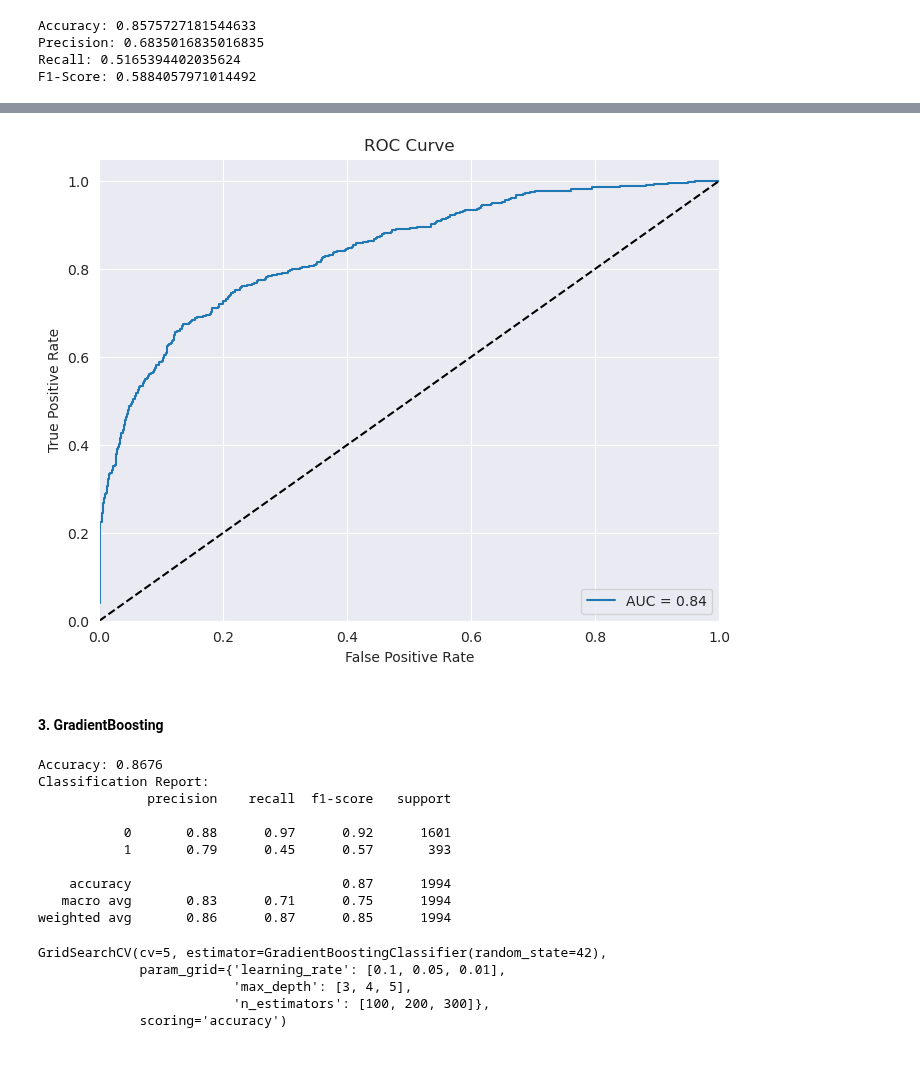
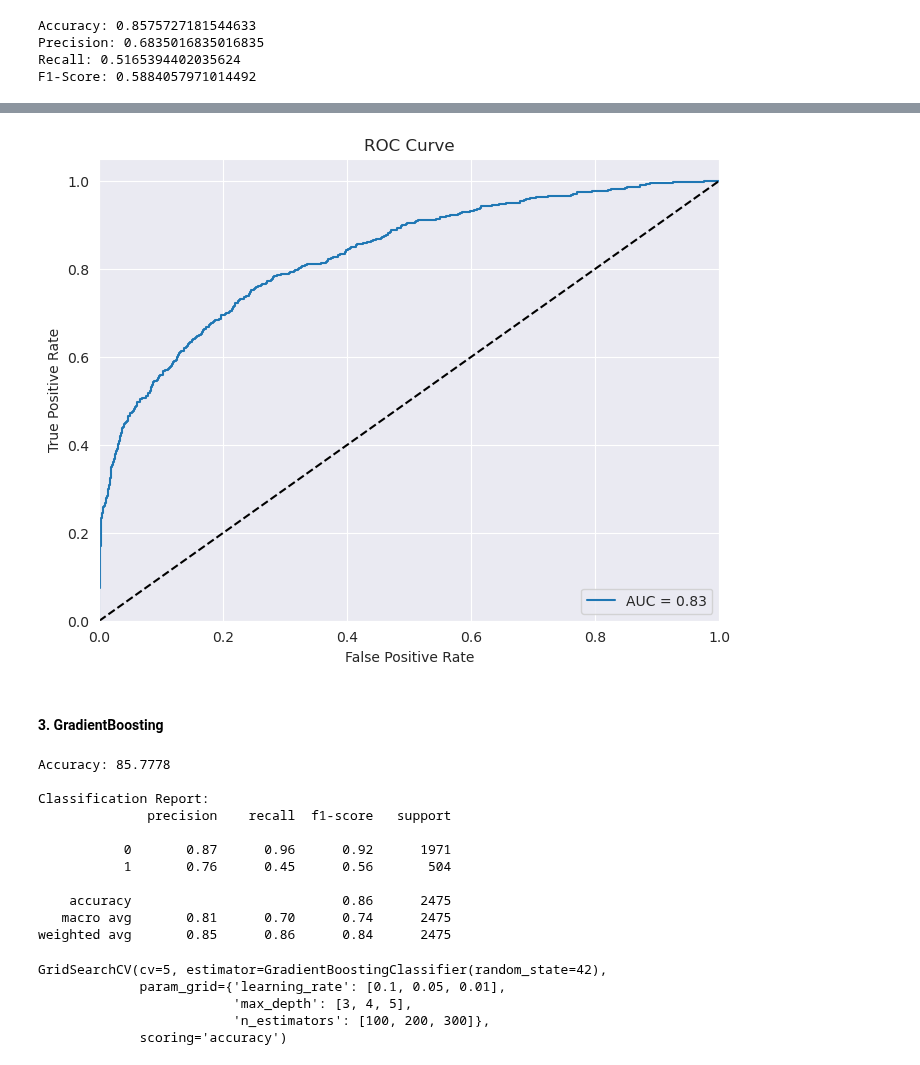
Before and after one commit to levine01/Group6_Phase3_Project, a Jupyter notebook: index.ipynb, the cells around one changed output, grey strips where cells are left out. Cells and saved outputs as stored; diff of their text form; code cells hidden in the pictures.

```diff
--- a/index.ipynb
+++ b/index.ipynb
@@ -426,8 +419,8 @@ churn_data.shape
 # %%
 # Split the dataset
 # Define the X and the y  variable
-X = data.drop(['Geography','Gender','Exited'], axis=1)
-y = data['Exited']
+X = churn_data.drop(columns=['Exited'])
+y = churn_data['Exited']
 
 # Split the dataset
 X_train, X_test, y_train, y_test = train_test_split(X, y, random_state=42)
@@ -525,31 +553,12 @@ y = data['Exited']
 # %%
-
-# Copy the data to avoid modifying the original DataFrame
-X_encoded = X.copy()
-
-# Apply label encoding to the categorical columns
-label_encoder = LabelEncoder()
-for column in categorical_columns:
-    X_encoded[column] = label_encoder.fit_transform(X[column])
-
-# Perform train-test split
-X_train, X_test, y_train, y_test = train_test_split(X_encoded, y, test_size=0.2, random_state=42)
-
-# Check class distribution in y_train and y_test
-print("Class distribution in y_train:")
-print(y_train.value_counts(normalize=True))
-
-print("\nClass distribution in y_test:")
-print(y_test.value_counts(normalize=True))
-
 # Create and fit the XGBoost model
 xgb_model = XGBClassifier()
-xgb_model.fit(X_train, y_train)
+xgb_model.fit(X_train_scaled, y_train)
 
 # Make predictions and evaluate the model
-y_pred = xgb_model.predict(X_test)
+y_pred = xgb_model.predict(X_test_scaled)
 accuracy = accuracy_score(y_test, y_pred)
-print("\nAccuracy:", accuracy)
+print(f"Accuracy: {accuracy*100:.2f}")
 
 # Print classification report
 class_report = classification_report(y_test, y_pred)
@@ -576,20 +596,23 @@ weighted avg       0.85      0.86      0.85      1994
 # %%
 # Apply SMOTE to balance the dataset
 smote = SMOTE(random_state=42)
-X_train_balanced, y_train_balanced = smote.fit_resample(X_train, y_train)
+X_train_balanced, y_train_balanced = smote.fit_resample(X_train_scaled, y_train)
 
 # Create and fit the XGBoost model on the balanced data
 xgb_model = XGBClassifier()
 xgb_model.fit(X_train_balanced, y_train_balanced)
 
 # Make predictions and evaluate the model on the original test set
-y_pred = xgb_model.predict(X_test)
+y_pred = xgb_model.predict(X_test_scaled)
 accuracy = accuracy_score(y_test, y_pred)
 classification_rep = classification_report(y_test, y_pred)
 
 print("Class distribution in y_train:\n", y_train_balanced.value_counts(normalize=True))
+print("-----"*10)
 print("\nClass distribution in y_test:\n", y_test.value_counts(normalize=True))
-print("\nAccuracy:", accuracy)
+print("-----"*10)
+print(f"Accuracy: {accuracy*100:.2f}")
+print("-----"*10)
 print("\nClassification Report:\n", classification_rep)
 # %% [output]
 Class distribution in y_train:
@@ -712,26 +702,26 @@ plt.show()
 # %%
 # Get the predicted probabilities for the positive class
-y_pred_prob = xgb_model.predict_proba(X_test)[:, 1]
+y_pred_prob = xgb_model.predict_proba(X_test_scaled)[:, 1]
 
 # Compute ROC curve values
 fpr, tpr, thresholds = roc_curve(y_test, y_pred_prob)
 
 # Compute AUC-ROC score
 auc_roc = roc_auc_score(y_test, y_pred_prob)
 
 # Plot ROC curve
 plt.figure(figsize=(8, 6))
 plt.plot(fpr, tpr, label=f"AUC = {auc_roc:.2f}")
 plt.plot([0, 1], [0, 1], 'k--')
 plt.xlim([0.0, 1.0])
 plt.ylim([0.0, 1.05])
 plt.xlabel('False Positive Rate')
 plt.ylabel('True Positive Rate')
 plt.title('ROC Curve')
 plt.legend(loc="lower right")
 plt.show()
 # %% [output]
-[figure, old version]
+[figure, new version]
 # %% [markdown]
 #### 3. GradientBoosting
 # %%
@@ -739,28 +729,29 @@ plt.show()
 gradient_boosting = GradientBoostingClassifier(random_state=42)
 
 # Fit the model on the training data
-gradient_boosting.fit(X_train, y_train)
+gradient_boosting.fit(X_train_scaled, y_train)
 
 # Make predictions on the testing data
-y_pred = gradient_boosting.predict(X_test)
+y_pred = gradient_boosting.predict(X_test_scaled)
 
 # Evaluate the model
 accuracy = accuracy_score(y_test, y_pred)
 classification_rep = classification_report(y_test, y_pred)
 
 # Print the results
-print(f'Accuracy: {accuracy:.4f}')
-print('Classification Report:')
+print(f'Accuracy: {accuracy*100:.4f}')
+print('\nClassification Report:')
 print(classification_rep)
 # %% [output]
-Accuracy: 0.8676
+Accuracy: 85.7778
+
 Classification Report:
               precision    recall  f1-score   support
 
-           0       0.88      0.97      0.92      1601
-           1       0.79      0.45      0.57       393
+           0       0.87      0.96      0.92      1971
+           1       0.76      0.45      0.56       504
 
-    accuracy                           0.87      1994
-   macro avg       0.83      0.71      0.75      1994
-weighted avg       0.86      0.87      0.85      1994
+    accuracy                           0.86      2475
+   macro avg       0.81      0.70      0.74      2475
+weighted avg       0.85      0.86      0.84      2475
 # %%
```
Also changed, not shown: parts of 26 cells of this notebook.
